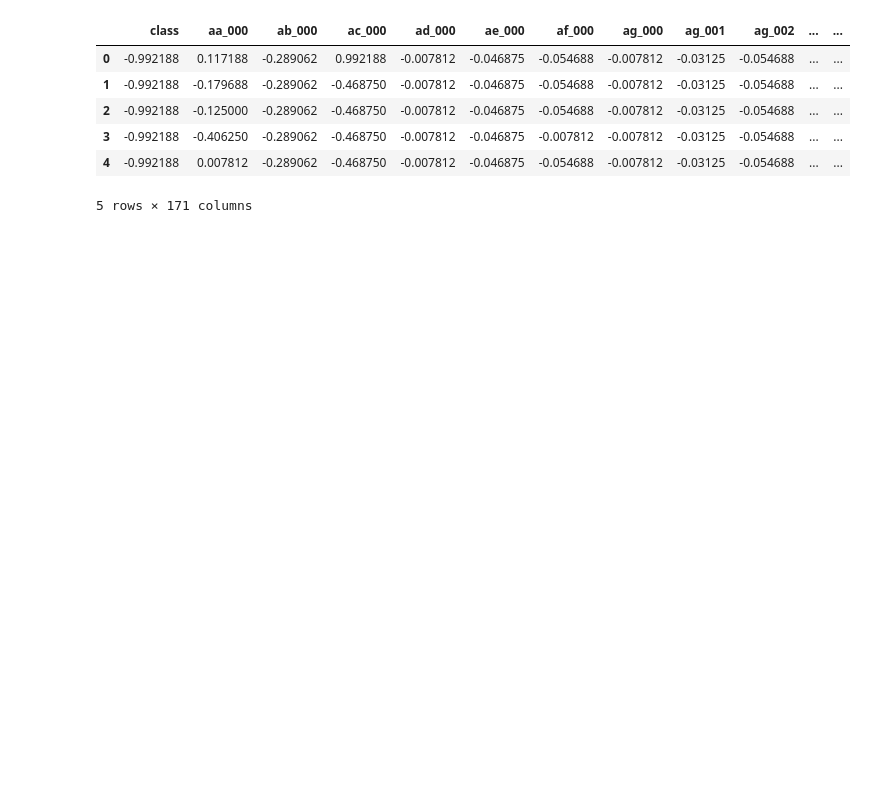
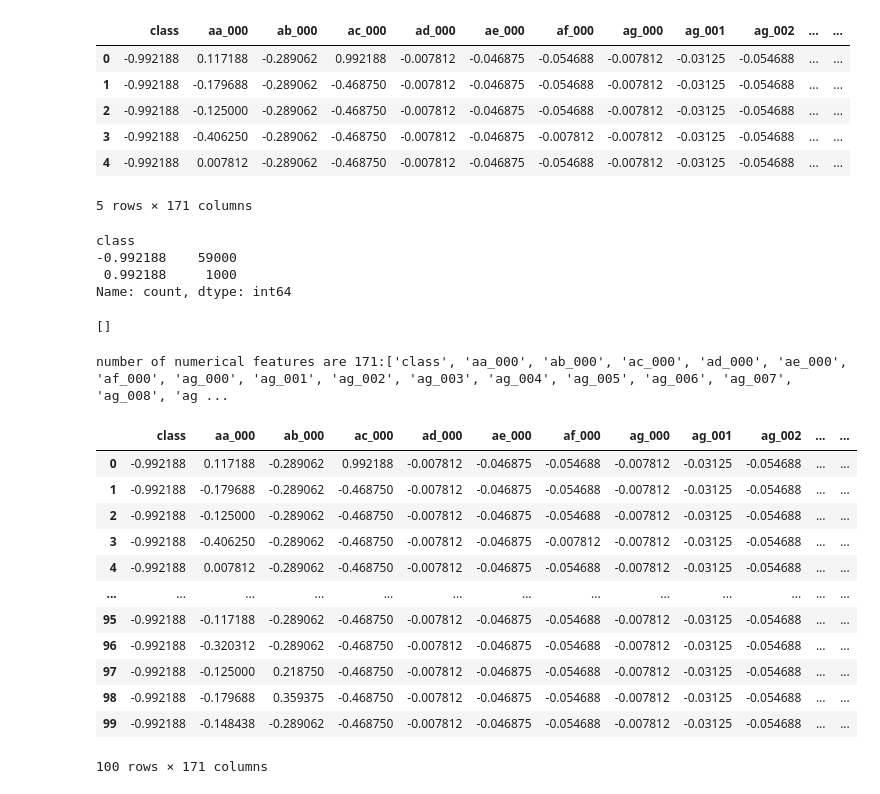
Before and after one commit to SuvitKumar003/LiveSensor, a Jupyter notebook: EDA.ipynb, the cells around one changed output. Drawn from its saved outputs; the diff is of its cells as text; code cells hidden in the pictures; blank space fills up the shorter version.

```diff
--- a/EDA.ipynb
+++ b/EDA.ipynb
@@ -24,0 +43,7 @@ from sklearn.utils import resample
+# %%
+df['class'].value_counts()
+# %% [output]
+class
+-0.992188    59000
+ 0.992188     1000
+Name: count, dtype: int64
@@ -24,0 +53,24 @@ from sklearn.utils import resample
+# %%
+categorical_features
+# %% [output]
+[]
+# %%
+print('number of numerical features are {}:{}'.format(len(numeric_feature),numeric_feature))
+# %% [output]
+number of numerical features are 171:['class', 'aa_000', 'ab_000', 'ac_000', 'ad_000', 'ae_000', 'af_000', 'ag_000', 'ag_001', 'ag_002', 'ag_003', 'ag_004', 'ag_005', 'ag_006', 'ag_007', 'ag_008', 'ag ...
+# %%
+df.head(100)
+# %% [output]
+|  | class | aa_000 | ab_000 | ac_000 | ad_000 | ae_000 | af_000 | ag_000 | ag_001 | ag_002 | ... | ... |
+| 0 | -0.992188 | 0.117188 | -0.289062 | 0.992188 | -0.007812 | -0.046875 | -0.054688 | -0.007812 | -0.03125 | -0.054688 | ... | ... |
+| 1 | -0.992188 | -0.179688 | -0.289062 | -0.468750 | -0.007812 | -0.046875 | -0.054688 | -0.007812 | -0.03125 | -0.054688 | ... | ... |
+| 2 | -0.992188 | -0.125000 | -0.289062 | -0.468750 | -0.007812 | -0.046875 | -0.054688 | -0.007812 | -0.03125 | -0.054688 | ... | ... |
+| 3 | -0.992188 | -0.406250 | -0.289062 | -0.468750 | -0.007812 | -0.046875 | -0.007812 | -0.007812 | -0.03125 | -0.054688 | ... | ... |
+| 4 | -0.992188 | 0.007812 | -0.289062 | -0.468750 | -0.007812 | -0.046875 | -0.054688 | -0.007812 | -0.03125 | -0.054688 | ... | ... |
+| ... | ... | ... | ... | ... | ... | ... | ... | ... | ... | ... | ... | ... |
+| 95 | -0.992188 | -0.117188 | -0.289062 | -0.468750 | -0.007812 | -0.046875 | -0.054688 | -0.007812 | -0.03125 | -0.054688 | ... | ... |
+| 96 | -0.992188 | -0.320312 | -0.289062 | -0.468750 | -0.007812 | -0.046875 | -0.054688 | -0.007812 | -0.03125 | -0.054688 | ... | ... |
+| 97 | -0.992188 | -0.125000 | 0.218750 | -0.468750 | -0.007812 | -0.046875 | -0.054688 | -0.007812 | -0.03125 | -0.054688 | ... | ... |
+| 98 | -0.992188 | -0.179688 | 0.359375 | -0.468750 | -0.007812 | -0.046875 | -0.054688 | -0.007812 | -0.03125 | -0.054688 | ... | ... |
+| 99 | -0.992188 | -0.148438 | -0.289062 | -0.468750 | -0.007812 | -0.046875 | -0.054688 | -0.007812 | -0.03125 | -0.054688 | ... | ... |
+100 rows × 171 columns
```
Also changed, not shown: parts of 9 cells of this notebook.
